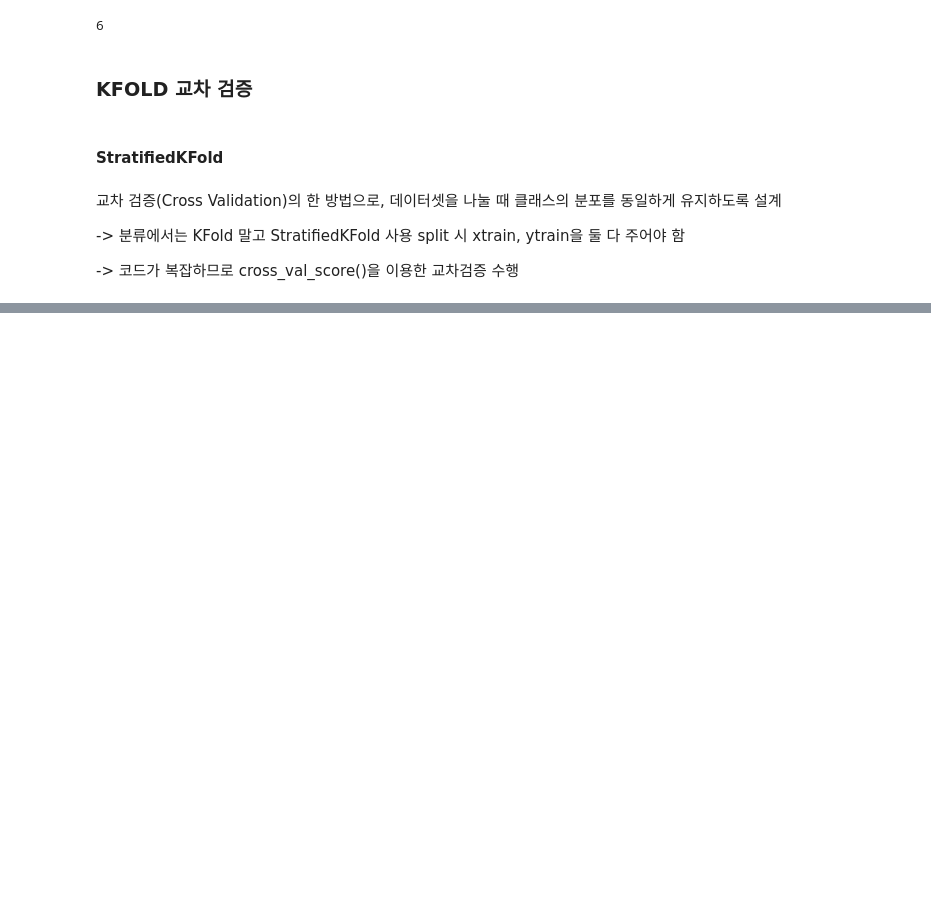
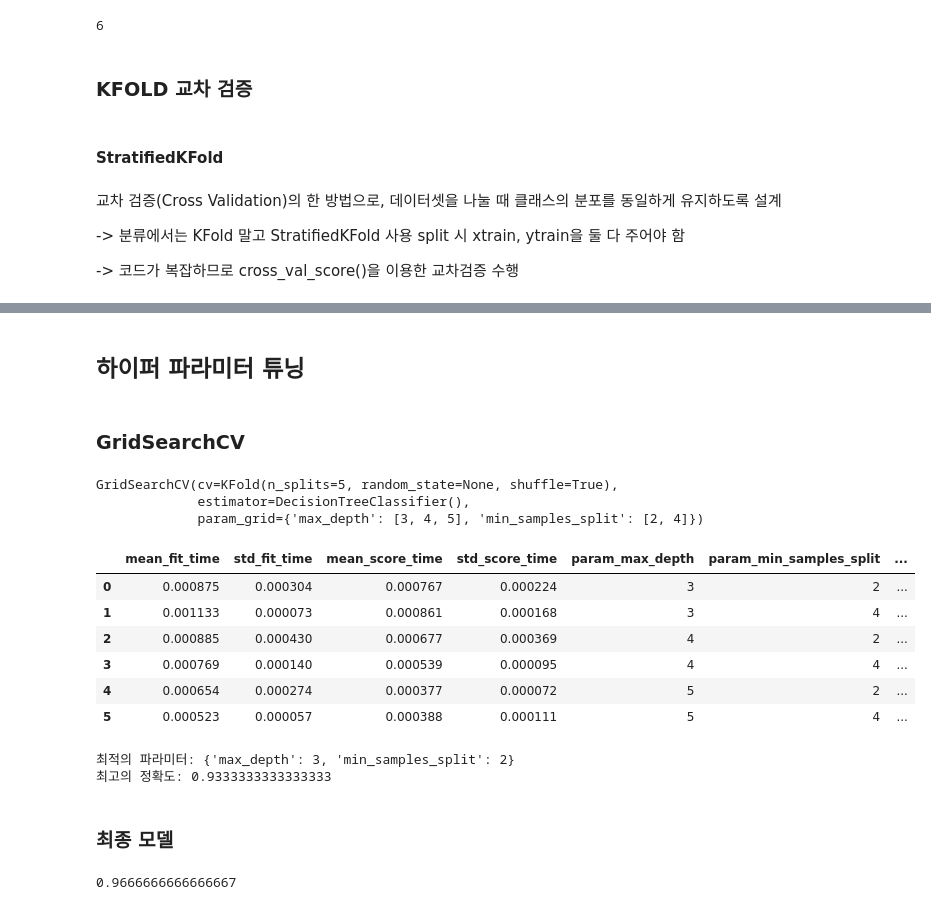
Before and after one commit to parkjiyon7/MSAI_6, a Jupyter notebook: python_ML/classification_iris_species.ipynb, the cells around one changed output, grey strips where cells are left out. Drawn from its saved outputs; the diff is of its cells as text; code cells hidden in the pictures; blank space fills up the shorter version.

```diff
--- a/python_ML/classification_iris_species.ipynb
+++ b/python_ML/classification_iris_species.ipynb
@@ -191,0 +231,48 @@ print(accuracy_score(y_test, pred))
+# %% [markdown]
+## 하이퍼 파라미터 튜닝
+# %% [markdown]
+### GridSearchCV
+# %%
+model = DecisionTreeClassifier()
+
+from sklearn.model_selection import KFold
+kf = KFold(n_splits=5, shuffle=True) # 5겹 교차검증
+
+# 하이퍼 파라미터 준비
+# min_samples_split은 노드가 분할되기 위해 필요한 최소 샘플 수
+parameters = {'max_depth':[3, 4, 5], 'min_samples_split':[2, 4]}
+
+# GridSearchCV
+from sklearn.model_selection import GridSearchCV
+gscv = GridSearchCV(model, param_grid=parameters, cv=kf, refit = True)
+gscv.fit(x_train, y_train)
+# %% [output]
+GridSearchCV(cv=KFold(n_splits=5, random_state=None, shuffle=True),
+             estimator=DecisionTreeClassifier(),
+             param_grid={'max_depth': [3, 4, 5], 'min_samples_split': [2, 4]})
+# %%
+display(pd.DataFrame(gscv.cv_results_))
+print(f'최적의 파라미터: {gscv.best_params_}')
+print(f'최고의 정확도: {gscv.best_score_}')
+# %% [output]
+|  | mean_fit_time | std_fit_time | mean_score_time | std_score_time | param_max_depth | param_min_samples_split | ... |
+| 0 | 0.000875 | 0.000304 | 0.000767 | 0.000224 | 3 | 2 | ... |
+| 1 | 0.001133 | 0.000073 | 0.000861 | 0.000168 | 3 | 4 | ... |
+| 2 | 0.000885 | 0.000430 | 0.000677 | 0.000369 | 4 | 2 | ... |
+| 3 | 0.000769 | 0.000140 | 0.000539 | 0.000095 | 4 | 4 | ... |
+| 4 | 0.000654 | 0.000274 | 0.000377 | 0.000072 | 5 | 2 | ... |
+| 5 | 0.000523 | 0.000057 | 0.000388 | 0.000111 | 5 | 4 | ... |
+최적의 파라미터: {'max_depth': 3, 'min_samples_split': 2}
+최고의 정확도: 0.9333333333333333
+# %% [markdown]
+### 최종 모델
+# %%
+# 최종 모델
+best_model = gscv.best_estimator_
+
+# 최종 테스트
+# 교차 검증을 이용한 하이퍼 파라미터를 이용한 모델델
+pred = best_model.predict(x_test)
+accuracy_score(y_test, pred)
+# %% [output]
+0.9666666666666667
```
Also changed, not shown: parts of 4 cells of this notebook.
